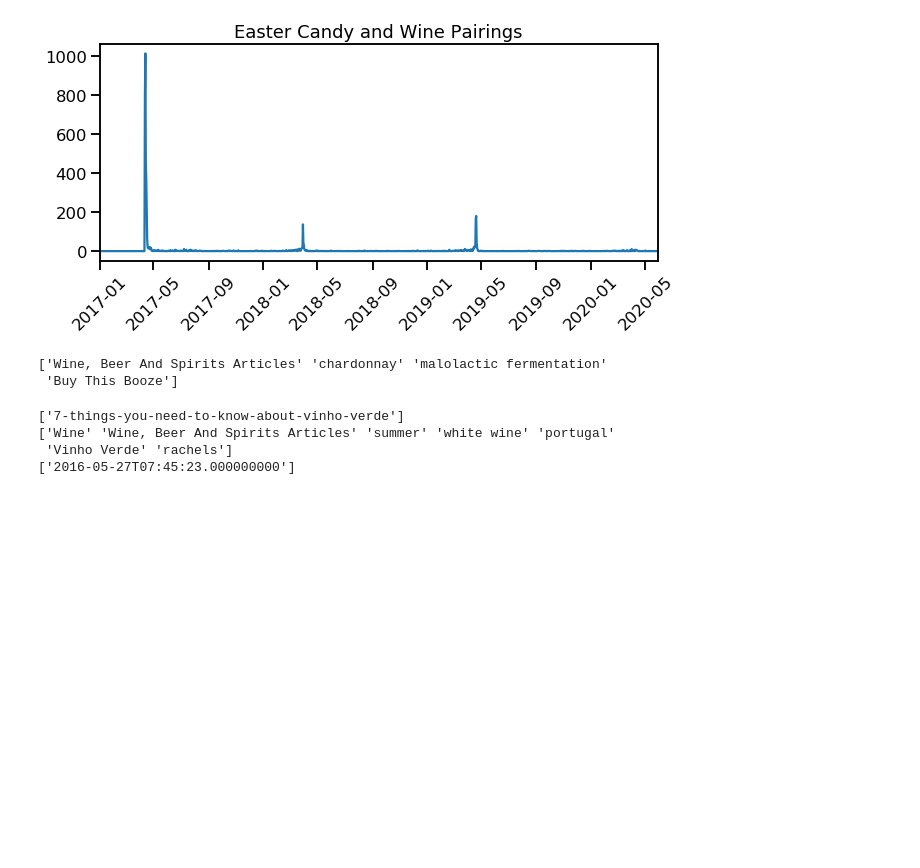
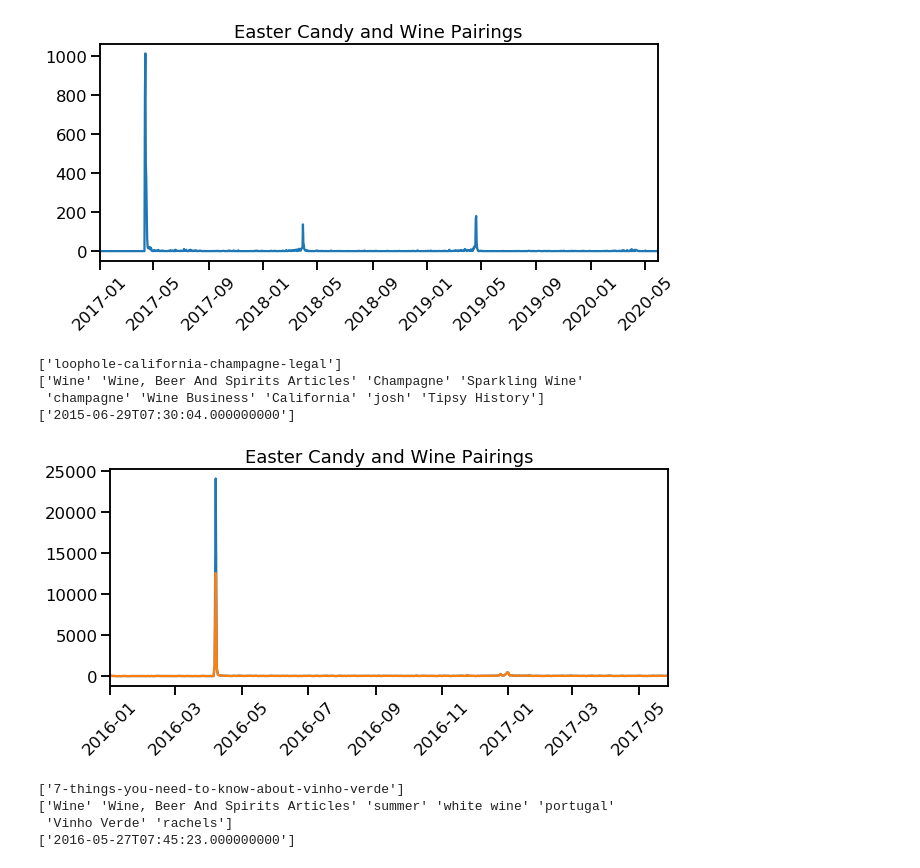
Before and after one commit to JocelynF/WineRegions, a Jupyter notebook: Testing Page Weights.ipynb, the cells around one changed output. Saved outputs shown, nothing was run; the diff lists cells and outputs as text; code cells hidden in the pictures; blank space fills up the shorter version.

```diff
--- a/Testing Page Weights.ipynb
+++ b/Testing Page Weights.ipynb
@@ -680,12 +680,32 @@ plt.show()
  'Sherry' 'vickid' 'Madeira' "Brachetto d'Acqui"]
 ['2017-04-12T08:00:49.000000000']
 [figure]
-# %%
-import datetime
-print(wp_pageterms[wp_pageterms['object_id']==12839]['name'].unique())
-# %% [output]
-['Wine, Beer And Spirits Articles' 'chardonnay' 'malolactic fermentation'
- 'Buy This Booze']
+# %%
+sns.set_context('talk')
+num = 8878
+print(wp_pageterms[wp_pageterms['object_id']==num]['post_slug'].unique())
+print(wp_pageterms[wp_pageterms['object_id']==num]['name'].unique())
+print(wp_pageterms[wp_pageterms['object_id']==num]['post_date'].unique())
+
+plt.figure(figsize = (10,4))
+#plt.yscale('log')
+#plt.ylim([0, 100])
+plt.plot(pageviews_unfilt['DATE'],pageviews_unfilt[str(num)])
+plt.plot(pageviews_filt['DATE'],pageviews_filt[str(num)])
+
+dstart = datetime.datetime(2016,1,1)
+dstop = datetime.datetime(2017,5,28)
+plt.xlim([dstart, dstop])
+plt.xticks(rotation = 45)
+plt.title('Easter Candy and Wine Pairings')
+#plt.ylim(0,100)
+plt.show()
+# %% [output]
+['loophole-california-champagne-legal']
+['Wine' 'Wine, Beer And Spirits Articles' 'Champagne' 'Sparkling Wine'
+ 'champagne' 'Wine Business' 'California' 'josh' 'Tipsy History']
+['2015-06-29T07:30:04.000000000']
+[figure, added]
 # %%
 sns.set_context('talk')
 sns.set_style('ticks')
```
Also changed, not shown: parts of 2 cells of this notebook, 4 other files.
